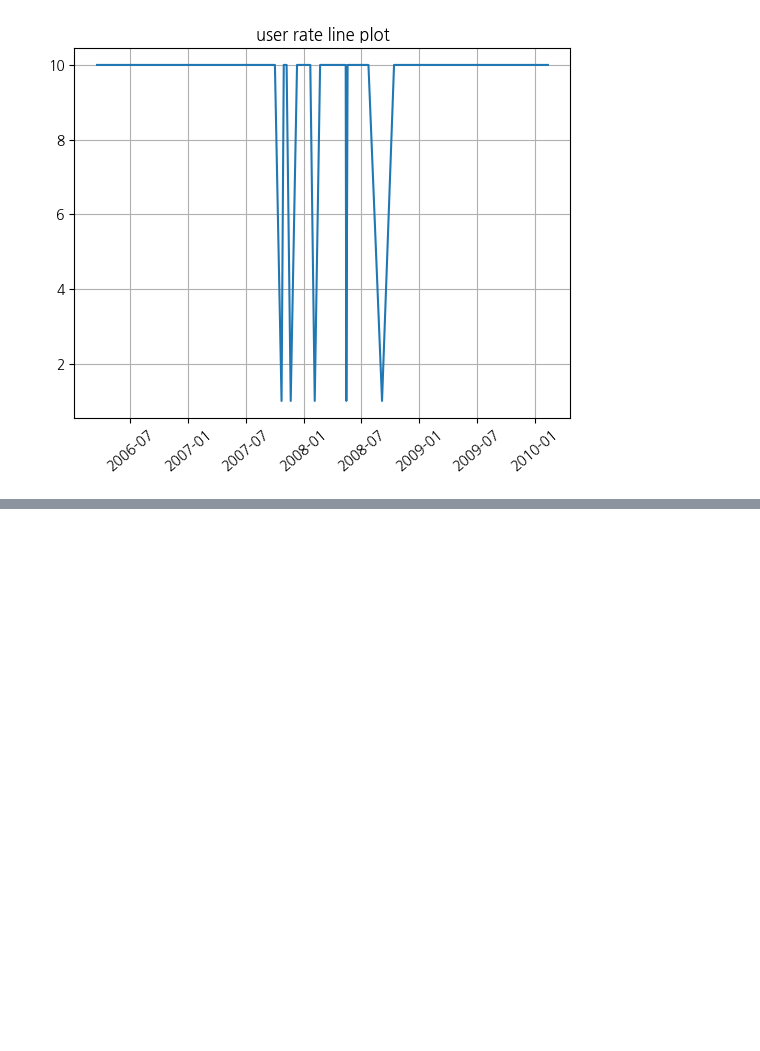
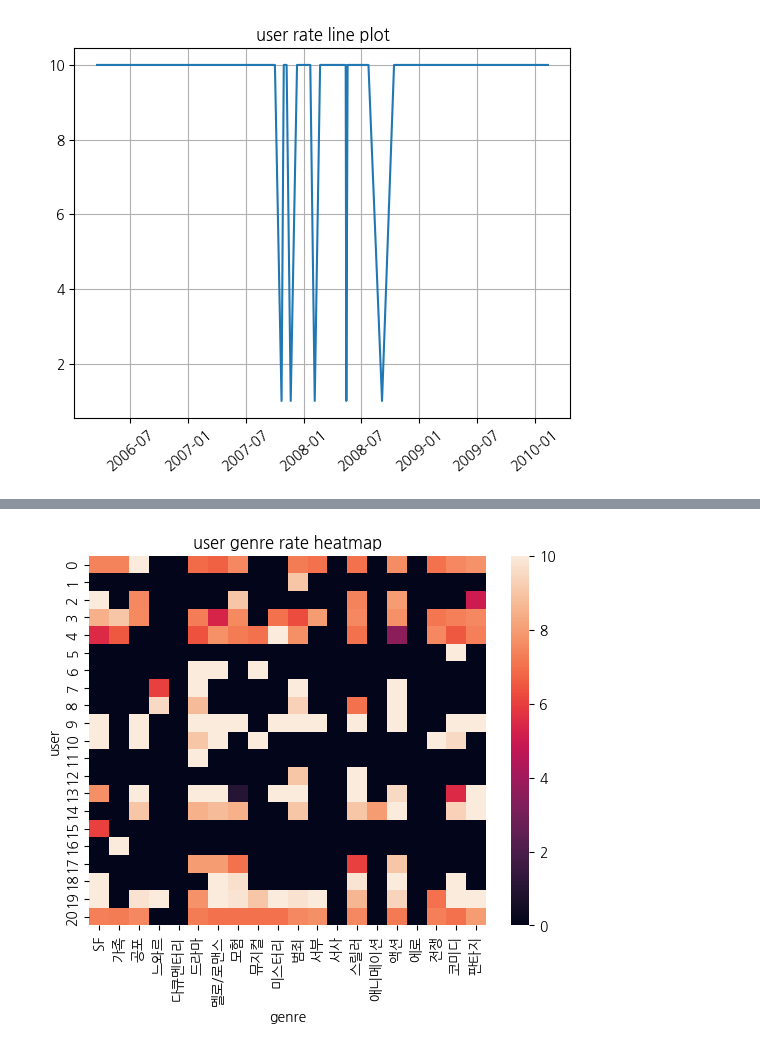
Before and after one commit to YeonSeong-Lee/codessey, a Jupyter notebook: prob02/prob0205.ipynb, the cells around one changed output, grey strips where cells are left out. Saved outputs shown, nothing was run; the diff lists cells and outputs as text; code cells hidden in the pictures; blank space fills up the shorter version.

```diff
--- a/prob02/prob0205.ipynb
+++ b/prob02/prob0205.ipynb
@@ -176,0 +163,7 @@ user_info.head()
+# %%
+# 사용자 선호 장르 탐색
+
+movies_genre = movies.merge(genres, on='movie')
+movies_genre.head()
+user_genre_rate = pd.crosstab(rates['user'], movies_genre['genre'], rates['rate'], aggfunc='mean').fillna(0)
+user_genre_rate.head()
@@ -176,0 +178,10 @@ user_info.head()
+# %%
+# visualization
+
+user_parted = user_genre_rate[:21]
+
+plt.title("user genre rate heatmap")
+sns.heatmap(user_parted)
+plt.show()
+# %% [output]
+[figure, added]
```
Also changed, not shown: parts of 6 cells of this notebook.
